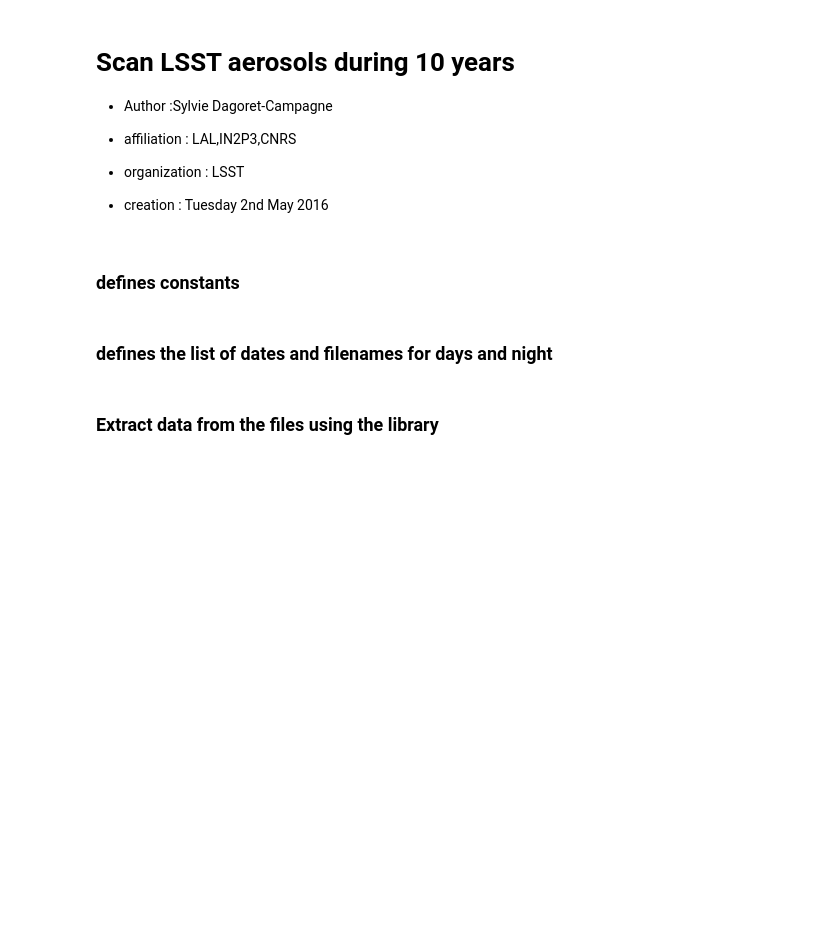
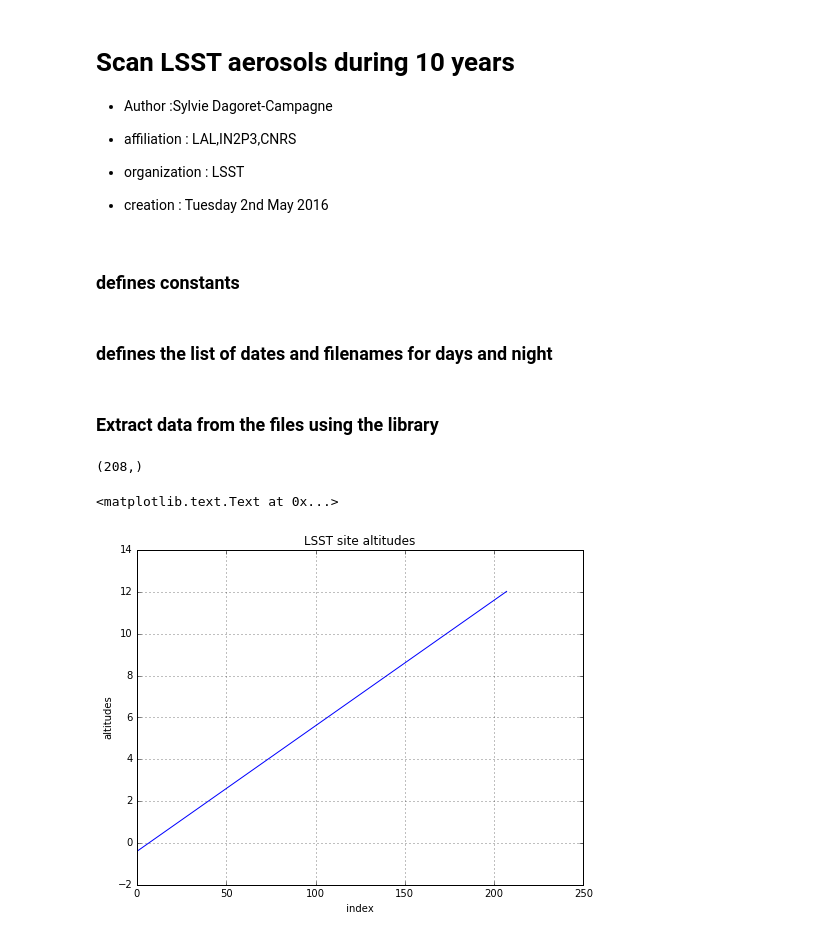
Before and after one commit to sylvielsstfr/caliopL3Ana, a Jupyter notebook: ScanAerosolsTenYears.ipynb, the cells around one changed output. Cells and saved outputs as stored; diff of their text form; code cells hidden in the pictures; blank space fills up the shorter version.

```diff
--- a/ScanAerosolsTenYears.ipynb
+++ b/ScanAerosolsTenYears.ipynb
@@ -70,9 +70,27 @@ for year in range(2007,2016,1):
 # %% [markdown]
 ### Extract data from the files using the library
 # %%
-temperatures=cal.GetValue(dayfiles_fullname[0],'Temperature_Mean')
-pressures=cal.GetValue(dayfiles_fullname[0],'Pressure_Mean')
-humidity=cal.GetValue(dayfiles_fullname[0],'Relative_Humidity_Mean')
+temperatures=cal.GetL3Value(dayfiles_fullname[0],'Temperature_Mean')
+pressures=cal.GetL3Value(dayfiles_fullname[0],'Pressure_Mean')
+humidity=cal.GetL3Value(dayfiles_fullname[0],'Relative_Humidity_Mean')
+altitudes=cal.GetL3APAltitudes()
+
+thealtitudes=altitudes[0:len(temperatures)]
+thealtitudes.shape
+# %% [output]
+(208,)
+# %%
+fig=plt.figure(figsize=(8,6))
+ax=fig.add_subplot(1,1,1)
+ax.plot(altitudes)
+title= "LSST site altitudes"
+ax.set_ylabel('altitudes')
+ax.set_xlabel(' index ')
+ax.grid(True)
+plt.title(title)
+# %% [output]
+<matplotlib.text.Text at 0x...>
+[figure, added]
 # %%
 fig=plt.figure(figsize=(8,6))
 ax=fig.add_subplot(1,1,1)
```
Also changed, not shown: parts of 3 cells of this notebook, 1 other file.
